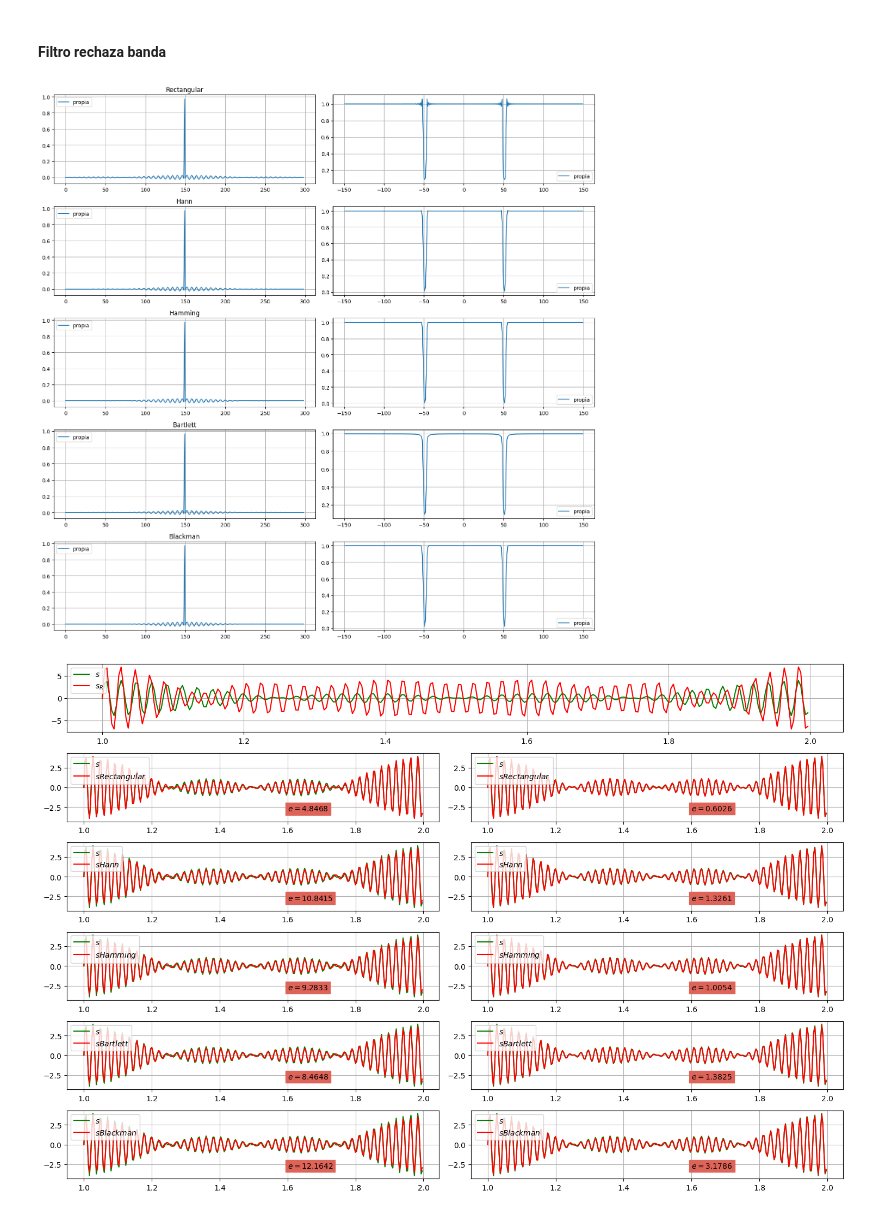
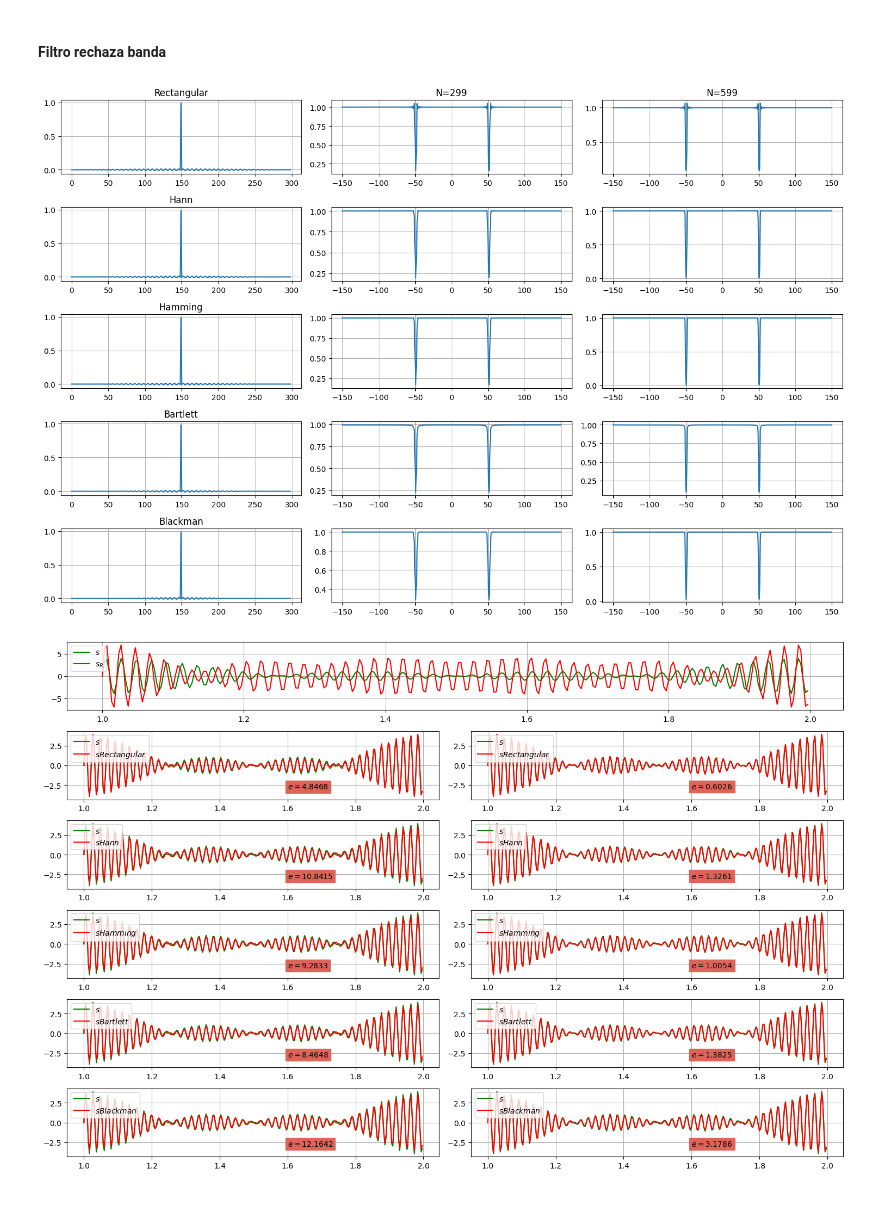
Before and after one commit to francoherg/PDS-2025, a Jupyter notebook: Practica/Guia5/5-2-1.ipynb, the cells around one changed output. Saved outputs shown, nothing was run; the diff lists cells and outputs as text; code cells hidden in the pictures.

```diff
--- a/Practica/Guia5/5-2-1.ipynb
+++ b/Practica/Guia5/5-2-1.ipynb
@@ -62,9 +62,10 @@ def FIRRechazaBanda(N, f1, f2, W):
 
 # Parametros
 fm = 300
-fmin = 48/fm
-fmax = 52/fm
+fmin = 49/fm
+fmax = 51/fm
 longitud = 299
+longitud2 = 599
 
 # Generar Filtros
 hrectangular = FIRRechazaBanda(longitud,fmin,fmax,rectangular)
@@ -72,58 +73,70 @@ hhann = FIRRechazaBanda(longitud,fmin,fmax,hann)
 hhamming = FIRRechazaBanda(longitud,fmin,fmax,hamming)
 hbartlett = FIRRechazaBanda(longitud,fmin,fmax,bartlett)
 hblackman = FIRRechazaBanda(longitud,fmin,fmax,blackman)
+hrectangular2 = FIRRechazaBanda(longitud2,fmin,fmax,rectangular)
+hhann2 = FIRRechazaBanda(longitud2,fmin,fmax,hann)
+hhamming2 = FIRRechazaBanda(longitud2,fmin,fmax,hamming)
+hbartlett2 = FIRRechazaBanda(longitud2,fmin,fmax,bartlett)
+hblackman2 = FIRRechazaBanda(longitud2,fmin,fmax,blackman)
 
 # Acomodar para graficar bien
-f = np.arange(longitud)-(longitud//2)
+f = np.linspace(0,fm,longitud)-(fm//2)
+f2 = np.linspace(0,fm,longitud2)-(fm//2)
 Hrectangular = np.fft.fft(hrectangular)
 Hrectangular = np.concatenate([Hrectangular[longitud//2:],Hrectangular[:longitud//2]])
+Hrectangular2 = np.fft.fft(hrectangular2)
+Hrectangular2 = np.concatenate([Hrectangular2[longitud2//2:],Hrectangular2[:longitud2//2]])
 Hhann = np.fft.fft(hhann)
 Hhann = np.concatenate([Hhann[longitud//2:],Hhann[:longitud//2]])
+Hhann2 = np.fft.fft(hhann2)
+Hhann2 = np.concatenate([Hhann2[longitud2//2:],Hhann2[:longitud2//2]])
 Hhamming = np.fft.fft(hhamming)
 Hhamming = np.concatenate([Hhamming[longitud//2:],Hhamming[:longitud//2]])
+Hhamming2 = np.fft.fft(hhamming2)
+Hhamming2 = np.concatenate([Hhamming2[longitud2//2:],Hhamming2[:longitud2//2]])
 Hbartlett = np.fft.fft(hbartlett)
 Hbartlett = np.concatenate([Hbartlett[longitud//2:],Hbartlett[:longitud//2]])
+Hbartlett2 = np.fft.fft(hbartlett2)
+Hbartlett2 = np.concatenate([Hbartlett2[longitud2//2:],Hbartlett2[:longitud2//2]])
 Hblackman = np.fft.fft(hblackman)
 Hblackman = np.concatenate([Hblackman[longitud//2:],Hblackman[:longitud//2]])
+Hblackman2 = np.fft.fft(hblackman2)
+Hblackman2 = np.concatenate([Hblackman2[longitud2//2:],Hblackman2[:longitud2//2]])
 
 # Graficar
-
-fig, ax = plt.subplots(5,2)
-fig.set_figheight(15)
+fig, ax = plt.subplots(5,3)
+fig.set_figheight(10)
 fig.set_figwidth(15)
 for axi in ax:
     for axj in axi:
         axj.grid()
 
 ax[0][0].plot(hrectangular, label='propia')
 ax[0][0].set_title('Rectangular')
-ax[0][0].legend(loc='upper left')
 ax[1][0].plot(hhann, label='propia')
 ax[1][0].set_title('Hann')
-ax[1][0].legend(loc='upper left')
 ax[2][0].plot(hhamming, label='propia')
 ax[2][0].set_title('Hamming')
-ax[2][0].legend(loc='upper left')
 ax[3][0].plot(hbartlett, label='propia')
 ax[3][0].set_title('Bartlett')
-ax[3][0].legend(loc='upper left')
 ax[4][0].plot(hblackman, label='propia')
 ax[4][0].set_title('Blackman')
-ax[4][0].legend(loc='upper left')
 
 ax[0][1].plot(f, np.abs(Hrectangular), label='propia')
-ax[0][1].legend(loc='lower right')
+ax[0][1].set_title(f"N={longitud}")
+ax[0][2].plot(f2, np.abs(Hrectangular2), label='propia')
+ax[0][2].set_title(f"N={longitud2}")
 ax[1][1].plot(f, np.abs(Hhann), label='propia')
-ax[1][1].legend(loc='lower right')
+ax[1][2].plot(f2, np.abs(Hhann2), label='propia')
 ax[2][1].plot(f, np.abs(Hhamming), label='propia')
-ax[2][1].legend(loc='lower right')
+ax[2][2].plot(f2, np.abs(Hhamming2), label='propia')
 ax[3][1].plot(f, np.abs(Hbartlett), label='propia')
-ax[3][1].legend(loc='lower right')
+ax[3][2].plot(f2, np.abs(Hbartlett2), label='propia')
 ax[4][1].plot(f, np.abs(Hblackman), label='propia')
-ax[4][1].legend(loc='lower right')
+ax[4][2].plot(f2, np.abs(Hblackman2), label='propia')
 fig.tight_layout()
 # %% [output]
-[figure, old version]
+[figure, new version]
 # %%
 import random
 
```
Also changed, not shown: 1 other file.
